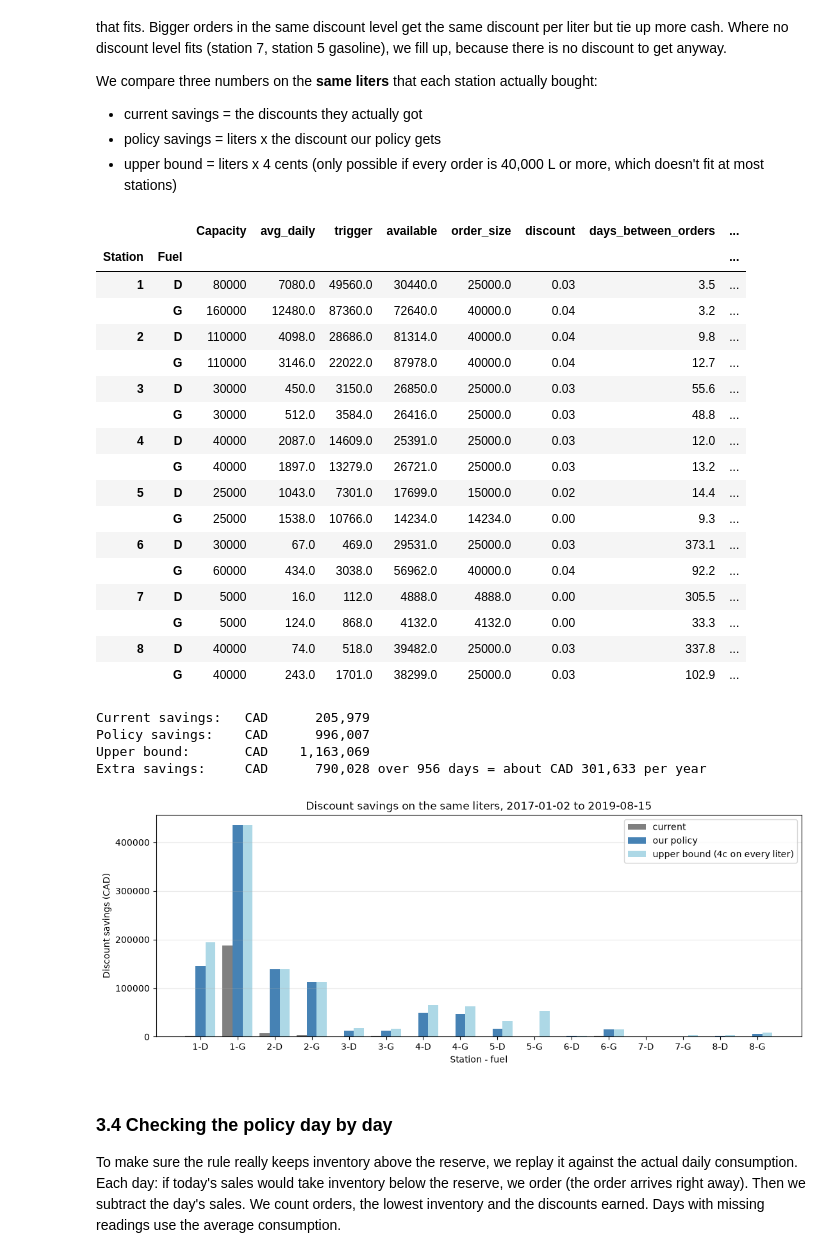
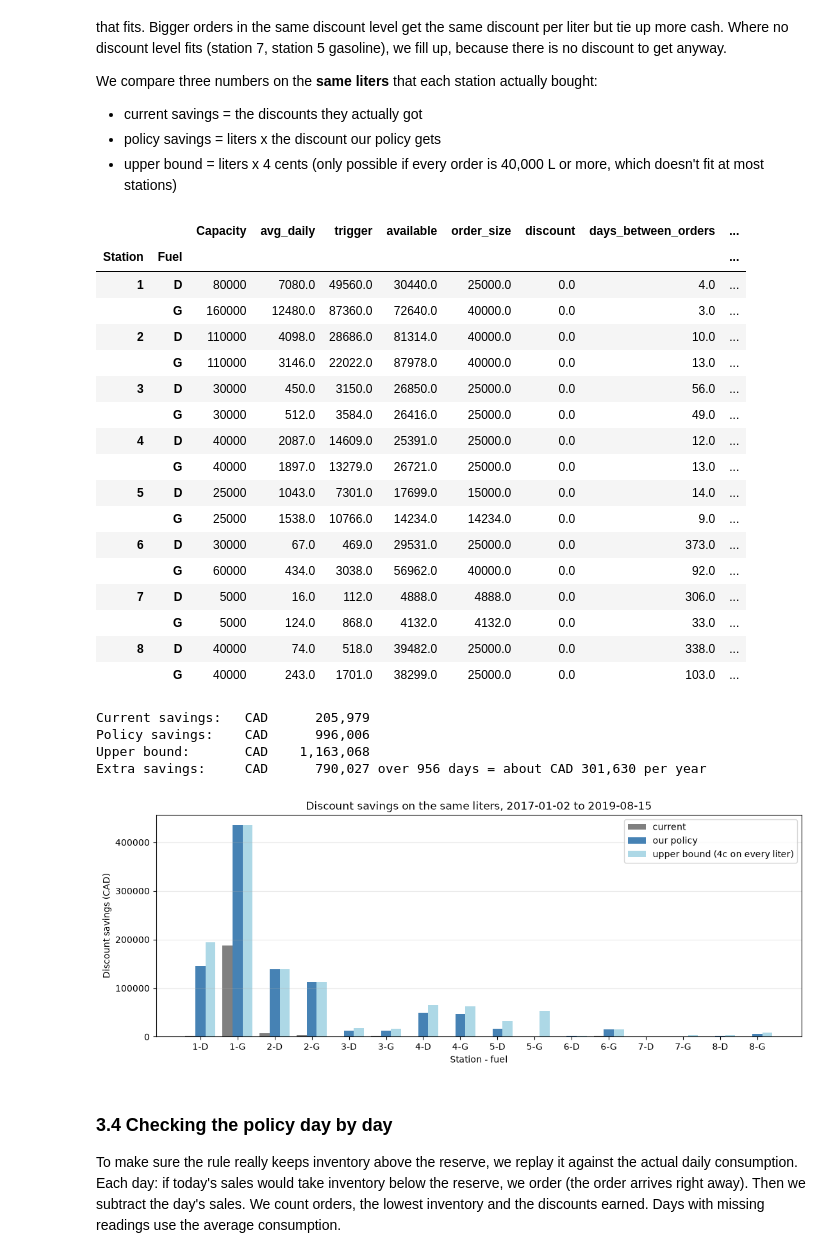
Before and after one commit to Steven95923/BombmanPython, a Jupyter notebook: Fuel_Inventory_Analysis.ipynb, the cells around one changed output. Saved outputs shown, nothing was run; the diff lists cells and outputs as text; code cells hidden in the pictures.

Commit message:
Add independent Codex cross-check report; keep full precision in savings totals; tighten station 4/5 borderline note
Co-Authored-By: Claude Fable 5.1 <noreply@anthropic.com>

```diff
--- a/Fuel_Inventory_Analysis.ipynb
+++ b/Fuel_Inventory_Analysis.ipynb
@@ -878,39 +878,39 @@ We compare three numbers on the **same liters** that each station actually bough
 # %%
 recommend = policy.copy()
 recommend["order_size"] = np.where(recommend["best_order"] > 0, recommend["best_order"], recommend["available"])
 recommend["discount"] = recommend["order_size"].apply(discount_rate)
 recommend["trigger"] = recommend["reserve_7d"]
 recommend["days_between_orders"] = (recommend["order_size"] / recommend["avg_daily"]).round(1)
 recommend["liters_bought"] = current["total_liters"]
-recommend["current_savings"] = current["saved"].round(0)
-recommend["policy_savings"] = (recommend["liters_bought"] * recommend["discount"]).round(0)
-recommend["upper_bound"] = (recommend["liters_bought"] * 0.04).round(0)
+recommend["current_savings"] = current["saved"]
+recommend["policy_savings"] = recommend["liters_bought"] * recommend["discount"]      # keep full precision, round only when showing
+recommend["upper_bound"] = recommend["liters_bought"] * 0.04
 recommend["extra_savings"] = recommend["policy_savings"] - recommend["current_savings"]
 recommend["extra_per_year"] = (recommend["extra_savings"] * 365 / DAYS).round(0)
 recommend["liters_per_year"] = (recommend["liters_bought"] * 365 / DAYS).round(0)
 
 show = ["Capacity", "avg_daily", "trigger", "available", "order_size", "discount", "days_between_orders",
         "liters_bought", "current_savings", "policy_savings", "upper_bound", "extra_savings", "extra_per_year"]
-recommend[show]
+recommend[show].round(0)
 # %% [output]
 |  |  | Capacity | avg_daily | trigger | available | order_size | discount | days_between_orders | ... |
 | Station | Fuel |  |  |  |  |  |  |  | ... |
-| 1 | D | 80000 | 7080.0 | 49560.0 | 30440.0 | 25000.0 | 0.03 | 3.5 | ... |
-|  | G | 160000 | 12480.0 | 87360.0 | 72640.0 | 40000.0 | 0.04 | 3.2 | ... |
-| 2 | D | 110000 | 4098.0 | 28686.0 | 81314.0 | 40000.0 | 0.04 | 9.8 | ... |
-|  | G | 110000 | 3146.0 | 22022.0 | 87978.0 | 40000.0 | 0.04 | 12.7 | ... |
-| 3 | D | 30000 | 450.0 | 3150.0 | 26850.0 | 25000.0 | 0.03 | 55.6 | ... |
-|  | G | 30000 | 512.0 | 3584.0 | 26416.0 | 25000.0 | 0.03 | 48.8 | ... |
-| 4 | D | 40000 | 2087.0 | 14609.0 | 25391.0 | 25000.0 | 0.03 | 12.0 | ... |
-|  | G | 40000 | 1897.0 | 13279.0 | 26721.0 | 25000.0 | 0.03 | 13.2 | ... |
-| 5 | D | 25000 | 1043.0 | 7301.0 | 17699.0 | 15000.0 | 0.02 | 14.4 | ... |
-|  | G | 25000 | 1538.0 | 10766.0 | 14234.0 | 14234.0 | 0.00 | 9.3 | ... |
-| 6 | D | 30000 | 67.0 | 469.0 | 29531.0 | 25000.0 | 0.03 | 373.1 | ... |
-|  | G | 60000 | 434.0 | 3038.0 | 56962.0 | 40000.0 | 0.04 | 92.2 | ... |
-| 7 | D | 5000 | 16.0 | 112.0 | 4888.0 | 4888.0 | 0.00 | 305.5 | ... |
-|  | G | 5000 | 124.0 | 868.0 | 4132.0 | 4132.0 | 0.00 | 33.3 | ... |
-| 8 | D | 40000 | 74.0 | 518.0 | 39482.0 | 25000.0 | 0.03 | 337.8 | ... |
-|  | G | 40000 | 243.0 | 1701.0 | 38299.0 | 25000.0 | 0.03 | 102.9 | ... |
+| 1 | D | 80000 | 7080.0 | 49560.0 | 30440.0 | 25000.0 | 0.0 | 4.0 | ... |
+|  | G | 160000 | 12480.0 | 87360.0 | 72640.0 | 40000.0 | 0.0 | 3.0 | ... |
+| 2 | D | 110000 | 4098.0 | 28686.0 | 81314.0 | 40000.0 | 0.0 | 10.0 | ... |
+|  | G | 110000 | 3146.0 | 22022.0 | 87978.0 | 40000.0 | 0.0 | 13.0 | ... |
+| 3 | D | 30000 | 450.0 | 3150.0 | 26850.0 | 25000.0 | 0.0 | 56.0 | ... |
+|  | G | 30000 | 512.0 | 3584.0 | 26416.0 | 25000.0 | 0.0 | 49.0 | ... |
+| 4 | D | 40000 | 2087.0 | 14609.0 | 25391.0 | 25000.0 | 0.0 | 12.0 | ... |
+|  | G | 40000 | 1897.0 | 13279.0 | 26721.0 | 25000.0 | 0.0 | 13.0 | ... |
+| 5 | D | 25000 | 1043.0 | 7301.0 | 17699.0 | 15000.0 | 0.0 | 14.0 | ... |
+|  | G | 25000 | 1538.0 | 10766.0 | 14234.0 | 14234.0 | 0.0 | 9.0 | ... |
+| 6 | D | 30000 | 67.0 | 469.0 | 29531.0 | 25000.0 | 0.0 | 373.0 | ... |
+|  | G | 60000 | 434.0 | 3038.0 | 56962.0 | 40000.0 | 0.0 | 92.0 | ... |
+| 7 | D | 5000 | 16.0 | 112.0 | 4888.0 | 4888.0 | 0.0 | 306.0 | ... |
+|  | G | 5000 | 124.0 | 868.0 | 4132.0 | 4132.0 | 0.0 | 33.0 | ... |
+| 8 | D | 40000 | 74.0 | 518.0 | 39482.0 | 25000.0 | 0.0 | 338.0 | ... |
+|  | G | 40000 | 243.0 | 1701.0 | 38299.0 | 25000.0 | 0.0 | 103.0 | ... |
 # %%
 print(f"Current savings:   CAD {recommend['current_savings'].sum():>12,.0f}")
 print(f"Policy savings:    CAD {recommend['policy_savings'].sum():>12,.0f}")
@@ -928,9 +928,9 @@ plt.title(f"Discount savings on the same liters, {START.date()} to {END.date()}"
 plt.show()
 # %% [output]
 Current savings:   CAD      205,979
-Policy savings:    CAD      996,007
-Upper bound:       CAD    1,163,069
-Extra savings:     CAD      790,028 over 956 days = about CAD 301,633 per year
+Policy savings:    CAD      996,006
+Upper bound:       CAD    1,163,068
+Extra savings:     CAD      790,027 over 956 days = about CAD 301,630 per year
 [figure]
 # %% [markdown]
 ### 3.4 Checking the policy day by day
```
Also changed, not shown: parts of 1 cell of this notebook, 2 other files.
